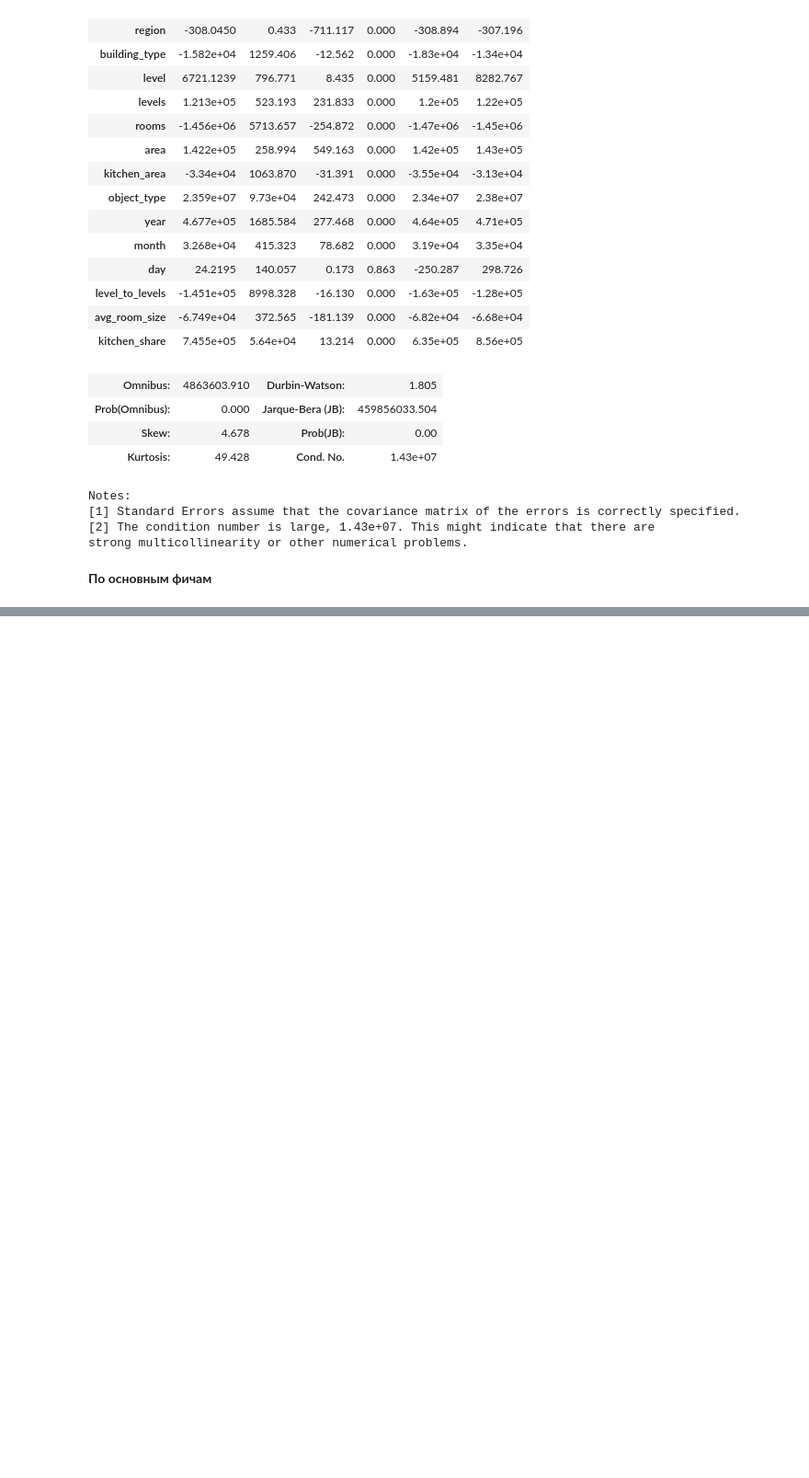
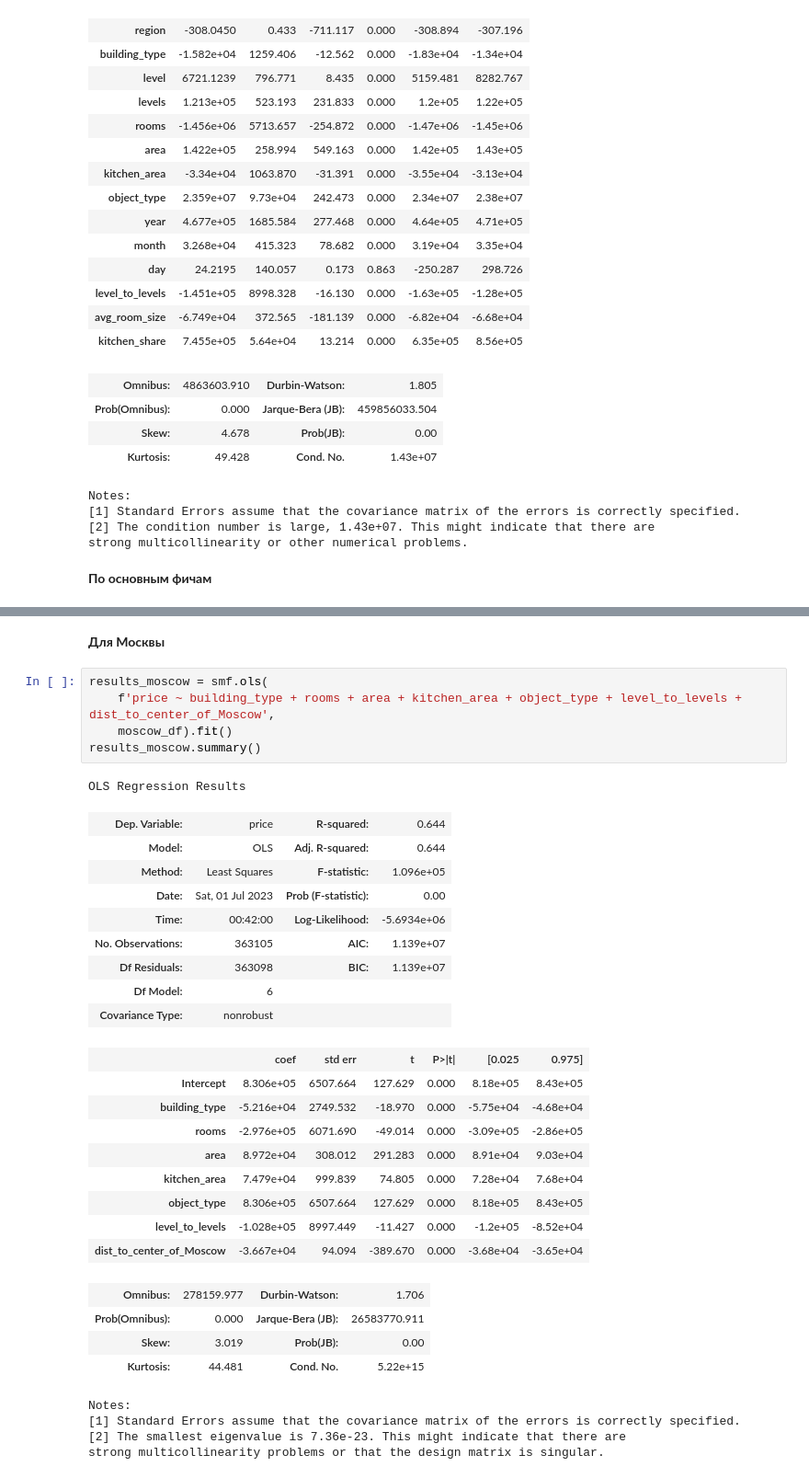
Before and after one commit to Lak1n26/pet-projects, a Jupyter notebook: Russia real estate prices/real_estate_analysis.ipynb, the cells around one changed output, grey strips where cells are left out. Shown: that part at 92% size. Cells and saved outputs as stored; diff of their text form; blank space fills up the shorter version.

```diff
--- a/Russia real estate prices/real_estate_analysis.ipynb
+++ b/Russia real estate prices/real_estate_analysis.ipynb
@@ -326,3 +357,38 @@ OLS Regression Results
 | Kurtosis: | 50.224 | Cond. No. | 175. |
 Notes:
 [1] Standard Errors assume that the covariance matrix of the errors is correctly specified.
+# %% [markdown]
+**Для Москвы**
+# %%
+results_moscow = smf.ols(
+    f'price ~ building_type + rooms + area + kitchen_area + object_type + level_to_levels + dist_to_center_of_Moscow',
+    moscow_df).fit()
+results_moscow.summary()
+# %% [output]
+OLS Regression Results
+| Dep. Variable: | price | R-squared: | 0.644 |
+| Model: | OLS | Adj. R-squared: | 0.644 |
+| Method: | Least Squares | F-statistic: | 1.096e+05 |
+| Date: | Sat, 01 Jul 2023 | Prob (F-statistic): | 0.00 |
+| Time: | 00:42:00 | Log-Likelihood: | -5.6934e+06 |
+| No. Observations: | 363105 | AIC: | 1.139e+07 |
+| Df Residuals: | 363098 | BIC: | 1.139e+07 |
+| Df Model: | 6 |  |  |
+| Covariance Type: | nonrobust |  |  |
+|  | coef | std err | t | P>|t| | [0.025 | 0.975] |
+| Intercept | 8.306e+05 | 6507.664 | 127.629 | 0.000 | 8.18e+05 | 8.43e+05 |
+| building_type | -5.216e+04 | 2749.532 | -18.970 | 0.000 | -5.75e+04 | -4.68e+04 |
+| rooms | -2.976e+05 | 6071.690 | -49.014 | 0.000 | -3.09e+05 | -2.86e+05 |
+| area | 8.972e+04 | 308.012 | 291.283 | 0.000 | 8.91e+04 | 9.03e+04 |
+| kitchen_area | 7.479e+04 | 999.839 | 74.805 | 0.000 | 7.28e+04 | 7.68e+04 |
+| object_type | 8.306e+05 | 6507.664 | 127.629 | 0.000 | 8.18e+05 | 8.43e+05 |
+| level_to_levels | -1.028e+05 | 8997.449 | -11.427 | 0.000 | -1.2e+05 | -8.52e+04 |
+| dist_to_center_of_Moscow | -3.667e+04 | 94.094 | -389.670 | 0.000 | -3.68e+04 | -3.65e+04 |
+| Omnibus: | 278159.977 | Durbin-Watson: | 1.706 |
+| Prob(Omnibus): | 0.000 | Jarque-Bera (JB): | 26583770.911 |
+| Skew: | 3.019 | Prob(JB): | 0.00 |
+| Kurtosis: | 44.481 | Cond. No. | 5.22e+15 |
+Notes:
+[1] Standard Errors assume that the covariance matrix of the errors is correctly specified.
+[2] The smallest eigenvalue is 7.36e-23. This might indicate that there are
+strong multicollinearity problems or that the design matrix is singular.
```
Also changed, not shown: parts of 7 cells of this notebook.
